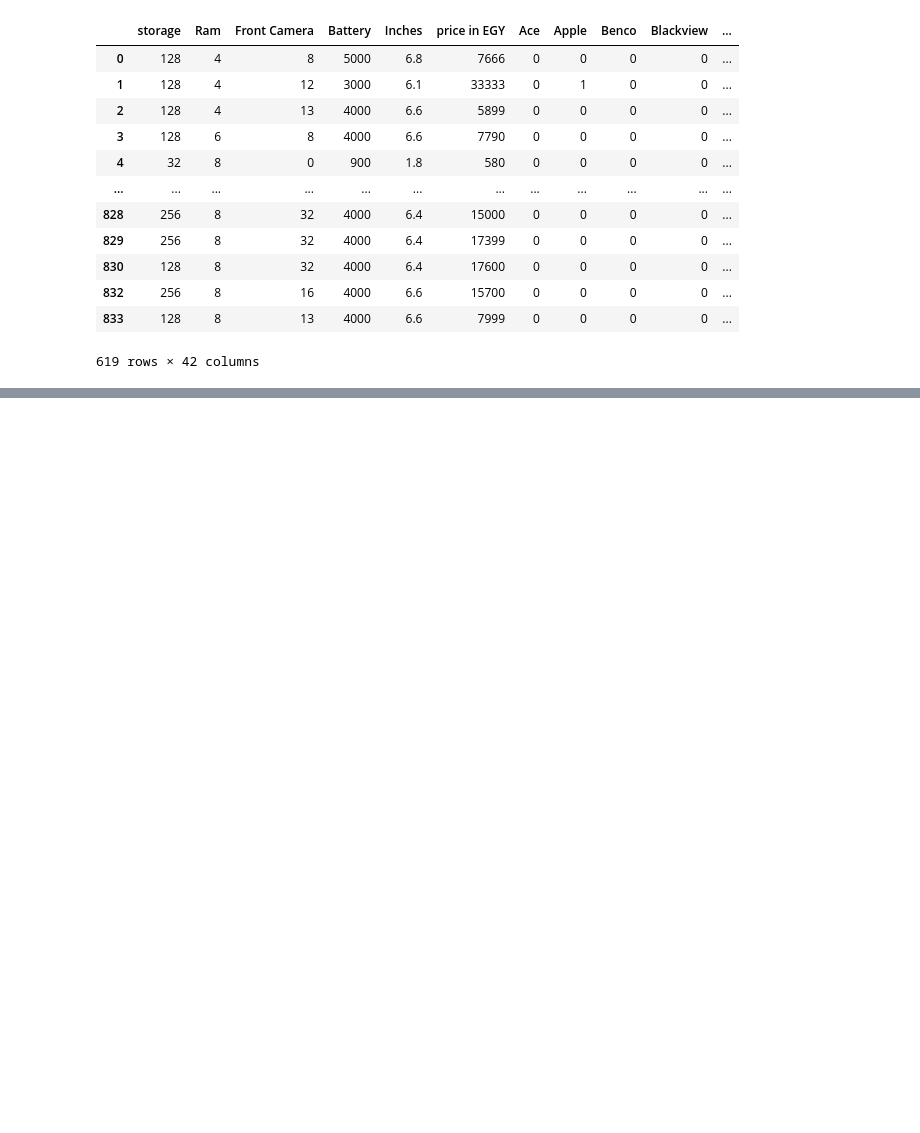
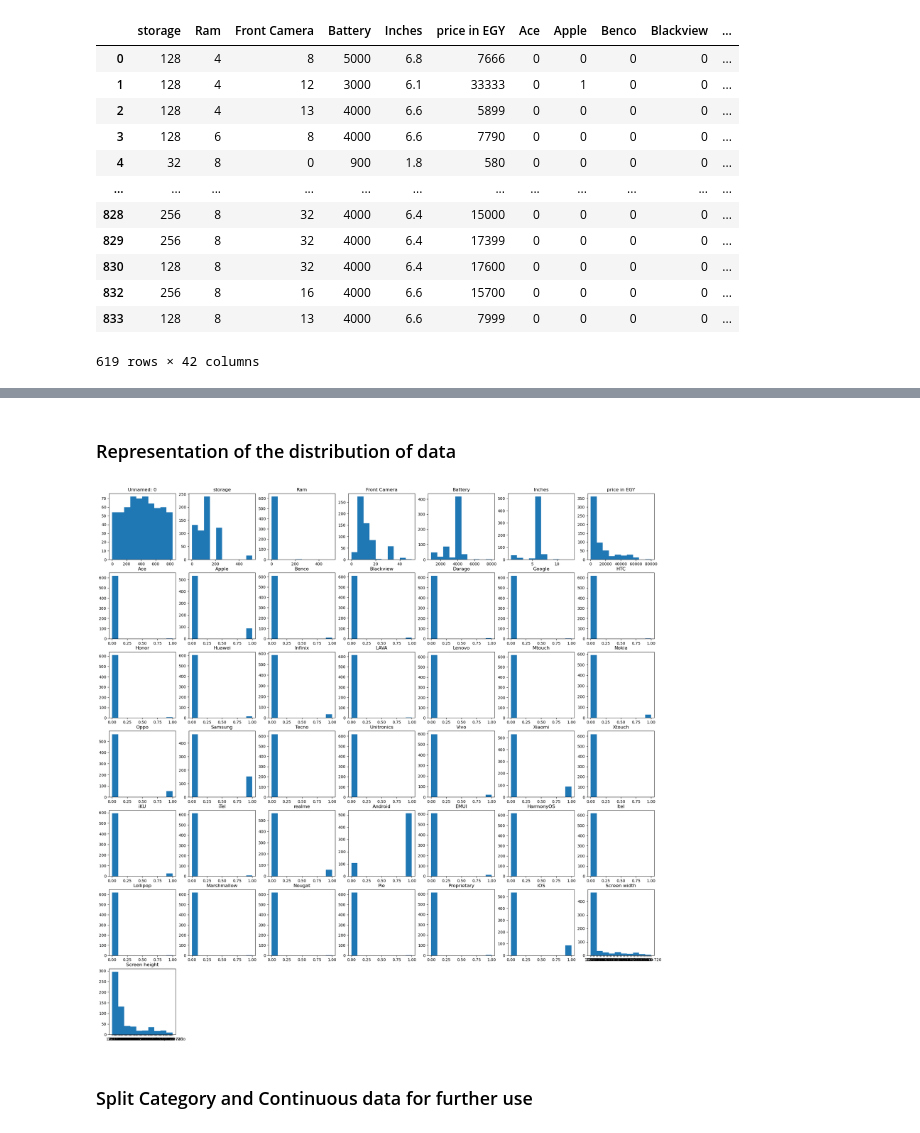
Before and after one commit to Eng-Omar-Hussein/Predict_Mobile_Price, a Jupyter notebook: python-project/main.ipynb, the cells around one changed output, grey strips where cells are left out. Cells and saved outputs as stored; diff of their text form; code cells hidden in the pictures; blank space fills up the shorter version.

```diff
--- a/python-project/main.ipynb
+++ b/python-project/main.ipynb
@@ -466,0 +482,3 @@ gfg_csv_data = df.to_csv('GG.csv', index = True)
+# %%
+data=pd.read_csv('GG.csv')
+data
@@ -466,0 +554,15 @@ gfg_csv_data = df.to_csv('GG.csv', index = True)
+# %% [markdown]
+### Representation of the distribution of data
+# %%
+plt.figure(figsize = (25,25))
+j = 1
+for i in data.columns:
+    plt.subplot(7,7,j)
+    plt.title(f'{i}')
+    plt.hist(data[i])
+    j += 1
+plt.show()
+# %% [output]
+[figure, added]
+# %% [markdown]
+### Split Category and Continuous data for further use
```
Also changed, not shown: parts of 19 cells of this notebook.
